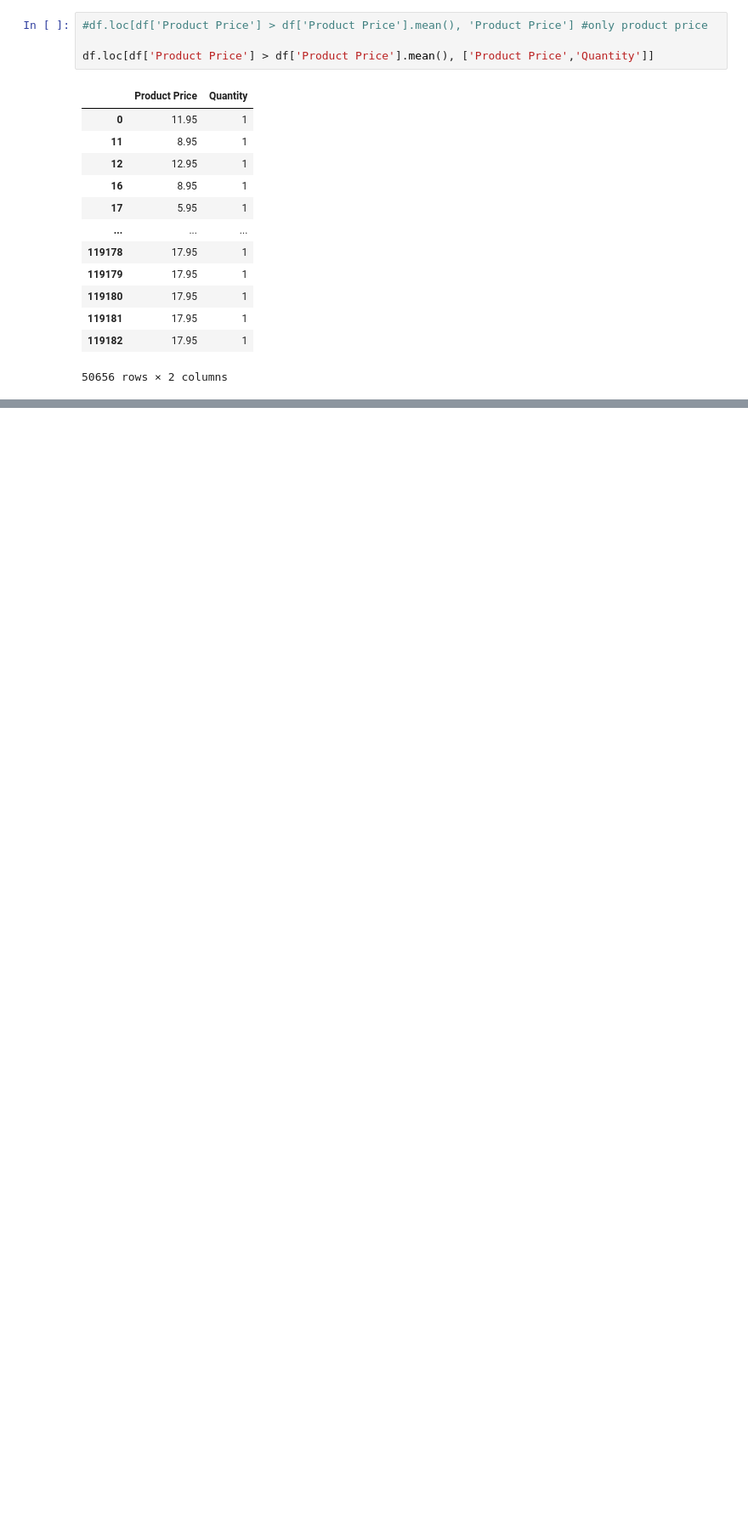
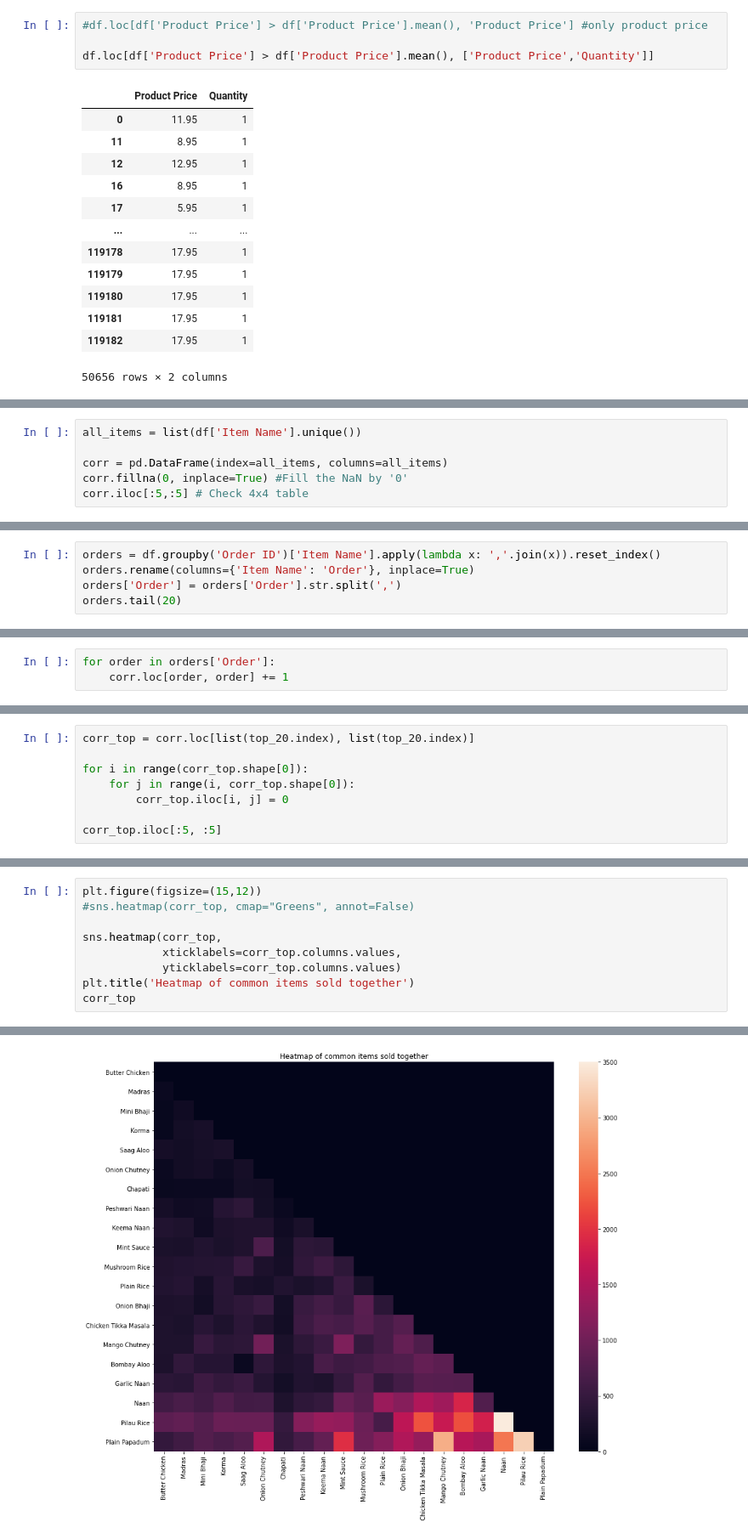
Before and after one commit to DeovratP/Logistic-Regression, a Jupyter notebook: Online_food_delivery_analysis/Online_food_delivery_analysis.ipynb, the cells around one changed output, grey strips where cells are left out. Shown at 85% size. Drawn from its saved outputs; the diff is of its cells as text; blank space fills up the shorter version.

```diff
--- a/Online_food_delivery_analysis/Online_food_delivery_analysis.ipynb
+++ b/Online_food_delivery_analysis/Online_food_delivery_analysis.ipynb
@@ -89,0 +109,6 @@ df.loc[df['Product Price'] > df['Product Price'].mean(), ['Product Price','Quant
+# %%
+all_items = list(df['Item Name'].unique())
+
+corr = pd.DataFrame(index=all_items, columns=all_items)
+corr.fillna(0, inplace=True) #Fill the NaN by '0'
+corr.iloc[:5,:5] # Check 4x4 table
@@ -89,0 +122,5 @@ df.loc[df['Product Price'] > df['Product Price'].mean(), ['Product Price','Quant
+# %%
+orders = df.groupby('Order ID')['Item Name'].apply(lambda x: ','.join(x)).reset_index()
+orders.rename(columns={'Item Name': 'Order'}, inplace=True)
+orders['Order'] = orders['Order'].str.split(',')
+orders.tail(20)
@@ -89,0 +145,3 @@ df.loc[df['Product Price'] > df['Product Price'].mean(), ['Product Price','Quant
+# %%
+for order in orders['Order']:
+    corr.loc[order, order] += 1
@@ -89,0 +157,8 @@ df.loc[df['Product Price'] > df['Product Price'].mean(), ['Product Price','Quant
+# %%
+corr_top = corr.loc[list(top_20.index), list(top_20.index)]
+
+for i in range(corr_top.shape[0]):
+    for j in range(i, corr_top.shape[0]):
+        corr_top.iloc[i, j] = 0
+
+corr_top.iloc[:5, :5]
@@ -89,0 +172,10 @@ df.loc[df['Product Price'] > df['Product Price'].mean(), ['Product Price','Quant
+# %%
+plt.figure(figsize=(15,12))
+#sns.heatmap(corr_top, cmap="Greens", annot=False)
+
+sns.heatmap(corr_top,
+            xticklabels=corr_top.columns.values,
+            yticklabels=corr_top.columns.values)
+plt.title('Heatmap of common items sold together')
+corr_top
+# %% [output]
@@ -89,0 +199 @@ df.loc[df['Product Price'] > df['Product Price'].mean(), ['Product Price','Quant
+[figure, added]
```
Also changed, not shown: parts of 17 cells of this notebook.
